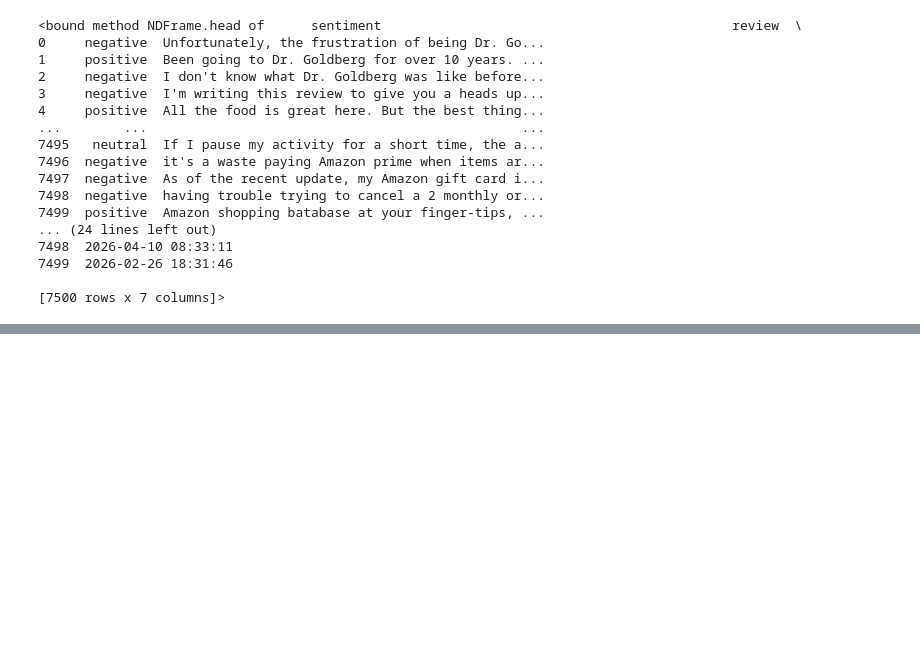
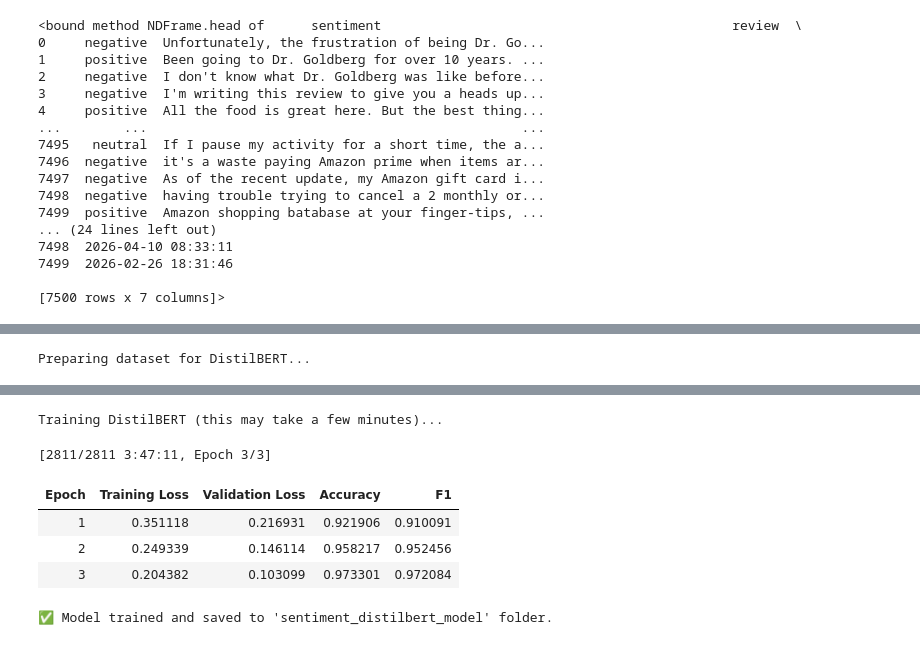
Before and after one commit to areejarfaoui18/customer-reviews-sentiment-analysis, a Jupyter notebook: notebooks/extract_and_preprocess_data.ipynb, the cells around one changed output, grey strips where cells are left out. Drawn from its saved outputs; the diff is of its cells as text; code cells hidden in the pictures; blank space fills up the shorter version.

```diff
--- a/notebooks/extract_and_preprocess_data.ipynb
+++ b/notebooks/extract_and_preprocess_data.ipynb
@@ -270,0 +329,73 @@ print("Données prêtes pour la modélisation (Logistic Regression, DistilBERT,
+# %%
+# Phase 3.2 : DistilBERT Fine-Tuning
+# Advanced sentiment classifier using Hugging Face Transformers.
+
+# %% [code]
+import torch
+from transformers import DistilBertTokenizer, DistilBertForSequenceClassification, Trainer, TrainingArguments
+from datasets import Dataset
+import numpy as np
+from sklearn.metrics import accuracy_score, f1_score, classification_report
+
+# 1. Prepare Data
+print("Preparing dataset for DistilBERT...")
+# Map string labels to integers: negative=0, neutral=1, positive=2
+label_map = {'negative': 0, 'neutral': 1, 'positive': 2}
+df['label'] = df['sentiment'].map(label_map)
+
+# Convert to HuggingFace Dataset (faster training)
+dataset = Dataset.from_pandas(df[['clean_review', 'label']])
+
+# 2. Tokenization
+model_checkpoint = "distilbert-base-uncased"
+tokenizer = DistilBertTokenizer.from_pretrained(model_checkpoint)
+
+def tokenize_function(examples):
+    return tokenizer(examples['clean_review'], truncation=True, padding="max_length", max_length=128)
+
+tokenized_dataset = dataset.map(tokenize_function, batched=True)
+
+# 3. Load Model
+model = DistilBertForSequenceClassification.from_pretrained(model_checkpoint, num_labels=3)
+
+# 4. Training Arguments (optimized for laptop CPU)
+training_args = TrainingArguments(
+    output_dir="./distilbert-results",
+    num_train_epochs=3,
+    per_device_train_batch_size=8,
+    per_device_eval_batch_size=16,
+    learning_rate=2e-5,
+    logging_steps=50,
+    eval_strategy="epoch",
+    save_strategy="epoch",  # ✅ Fixed: must match eval_strategy
+    load_best_model_at_end=True,
+    metric_for_best_model="accuracy"
+)
+
+# 5. Evaluation Metrics
+def compute_metrics(pred):
+    labels = pred.label_ids
+    preds = np.argmax(pred.predictions, axis=1)
+    acc = accuracy_score(labels, preds)
+    f1 = f1_score(labels, preds, average='weighted')
+    return {"accuracy": acc, "f1": f1}
+
+# 6. Trainer Setup
+trainer = Trainer(
+    model=model,
+    args=training_args,
+    train_dataset=tokenized_dataset,
+    eval_dataset=tokenized_dataset,
+    compute_metrics=compute_metrics
+)
+
+# 7. Train Model
+print("Training DistilBERT (this may take a few minutes)...")
+trainer.train()
+
+# 8. Save Final Model
+model.save_pretrained("sentiment_distilbert_model")
+tokenizer.save_pretrained("sentiment_distilbert_model")
+print("✅ Model trained and saved to 'sentiment_distilbert_model' folder.")
+# %% [output]
+Preparing dataset for DistilBERT...
@@ -270,0 +419,7 @@ print("Données prêtes pour la modélisation (Logistic Regression, DistilBERT,
+Training DistilBERT (this may take a few minutes)...
+[2811/2811 3:47:11, Epoch 3/3]
+| Epoch | Training Loss | Validation Loss | Accuracy | F1 |
+| 1 | 0.351118 | 0.216931 | 0.921906 | 0.910091 |
+| 2 | 0.249339 | 0.146114 | 0.958217 | 0.952456 |
+| 3 | 0.204382 | 0.103099 | 0.973301 | 0.972084 |
+✅ Model trained and saved to 'sentiment_distilbert_model' folder.
```
Also changed, not shown: parts of 9 cells of this notebook.
